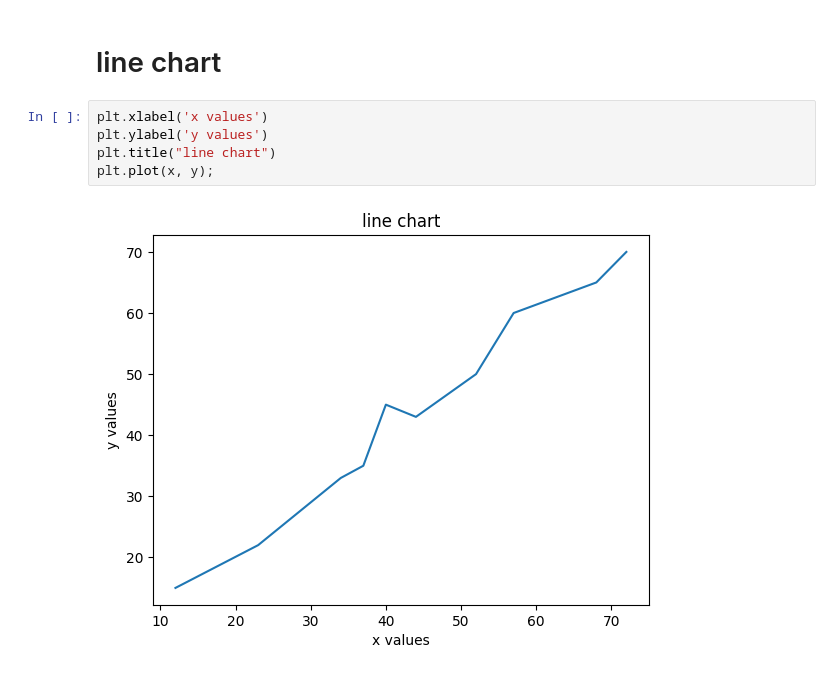
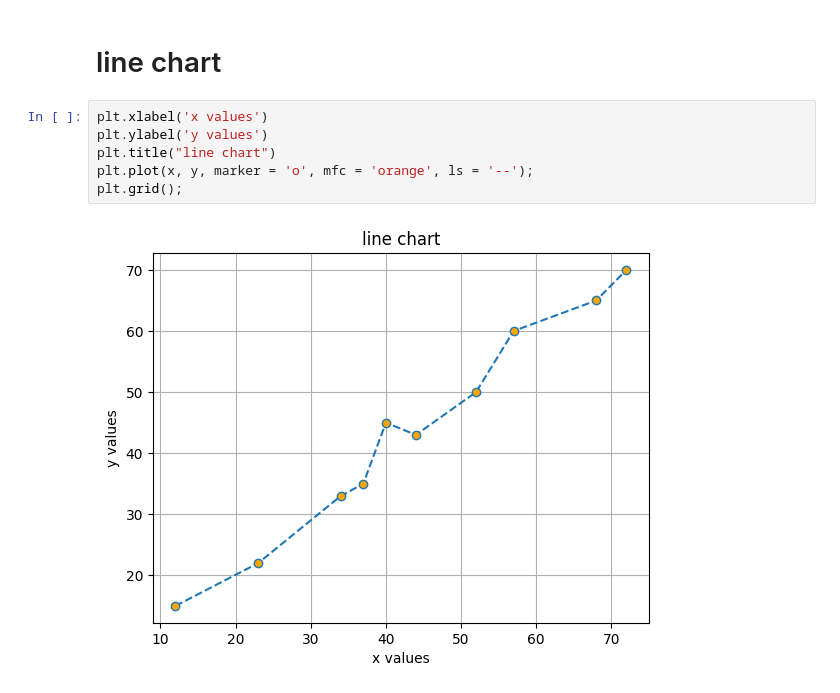
Before and after one commit to AdityaThakare72/Ajeenkya_DYP_Jan2026, a Jupyter notebook: Day5/data_viz_Jan8.ipynb, the cells around one changed output. Saved outputs shown, nothing was run; the diff lists cells and outputs as text.

```diff
--- a/Day5/data_viz_Jan8.ipynb
+++ b/Day5/data_viz_Jan8.ipynb
@@ -12,7 +12,8 @@ z = np.array([71, 66, 59, 54, 48, 42, 38, 33, 25, 20])
 # %%
 plt.xlabel('x values')
 plt.ylabel('y values')
 plt.title("line chart")
-plt.plot(x, y);
+plt.plot(x, y, marker = 'o', mfc = 'orange', ls = '--');
+plt.grid();
 # %% [output]
-[figure, old version]
+[figure, new version]
```
Also changed, not shown: parts of 12 cells of this notebook.
